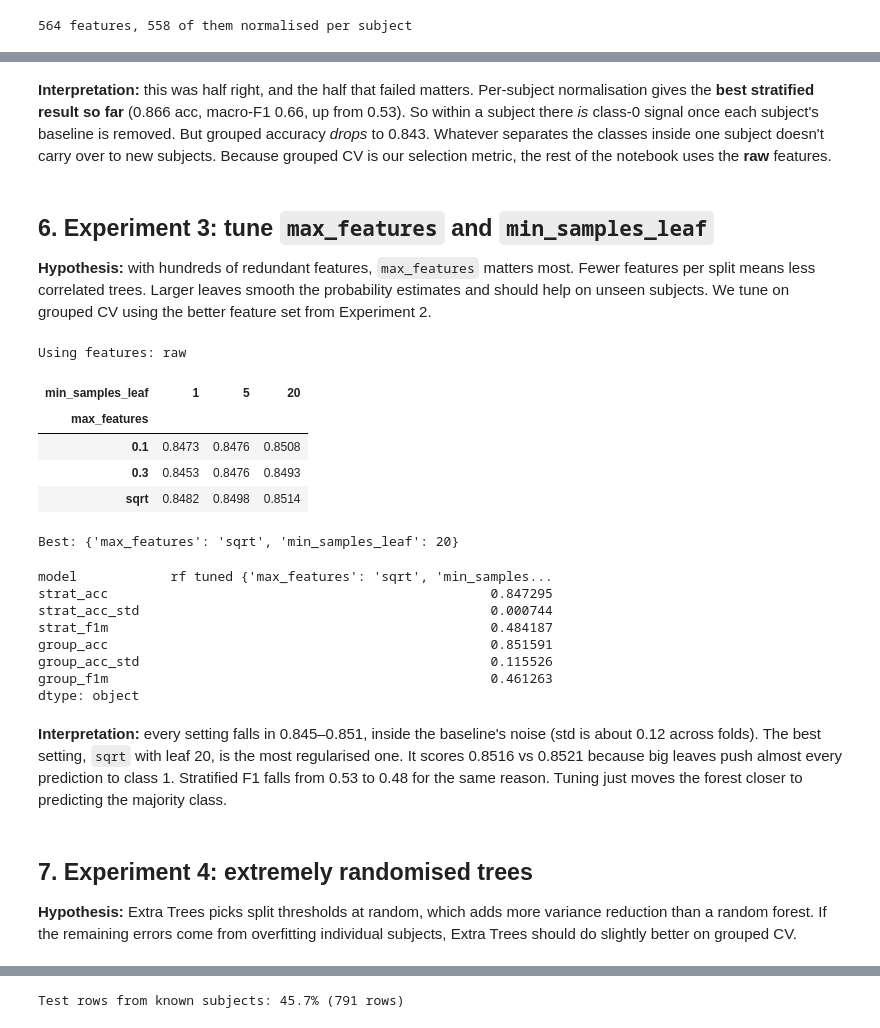
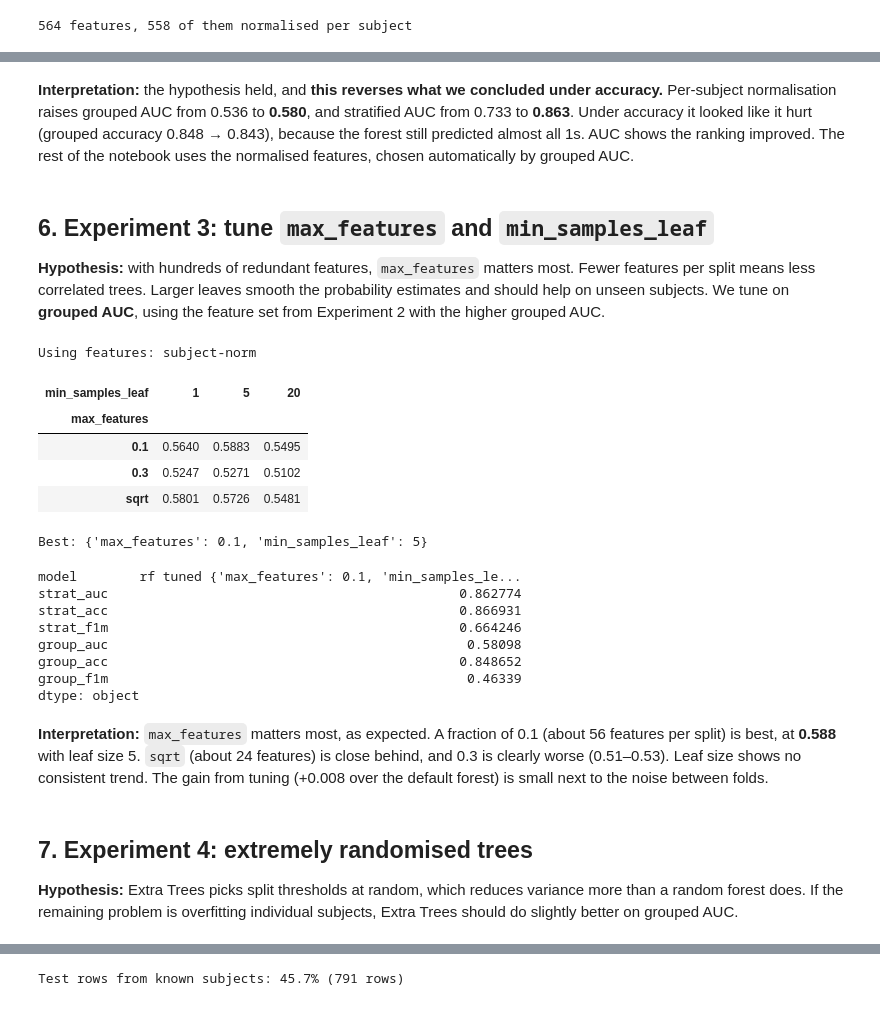
Before and after one commit to ayoolaore/ml_classifier_experiments, a Jupyter notebook: src/random_forest.ipynb, the cells around one changed output, grey strips where cells are left out. Drawn from its saved outputs; the diff is of its cells as text; code cells hidden in the pictures.

```diff
--- a/src/random_forest.ipynb
+++ b/src/random_forest.ipynb
@@ -152,68 +189,67 @@ pd.DataFrame(results).set_index("model").round(4)
 # %% [markdown]
-**Interpretation:** this was half right, and the half that failed matters. Per-subject normalisation
-gives the **best stratified result so far** (0.866 acc, macro-F1 0.66, up from 0.53). So within a
-subject there *is* class-0 signal once each subject's baseline is removed. But grouped accuracy
-*drops* to 0.843. Whatever separates the classes inside one subject doesn't carry over to new
-subjects. Because grouped CV is our selection metric, the rest of the notebook uses the **raw**
-features.
+**Interpretation:** the hypothesis held, and **this reverses what we concluded under accuracy.**
+Per-subject normalisation raises grouped AUC from 0.536 to **0.580**, and stratified AUC from 0.733
+to **0.863**. Under accuracy it looked like it hurt (grouped accuracy 0.848 → 0.843), because the
+forest still predicted almost all 1s. AUC shows the ranking improved. The rest of the notebook uses
+the normalised features, chosen automatically by grouped AUC.
 # %% [markdown]
 ## 6. Experiment 3: tune `max_features` and `min_samples_leaf`
 
 **Hypothesis:** with hundreds of redundant features, `max_features` matters most. Fewer features per
 split means less correlated trees. Larger leaves smooth the probability estimates and should help on
-unseen subjects. We tune on grouped CV using the better feature set from Experiment 2.
+unseen subjects. We tune on **grouped AUC**, using the feature set from Experiment 2 with the higher
+grouped AUC.
 # %%
 best_rep = max(["raw", "subject-norm"],
-               key=lambda r: pd.DataFrame(results).set_index("model").loc[f"rf default, {r}", "group_acc"])
+               key=lambda r: pd.DataFrame(results).set_index("model").loc[f"rf default, {r}", "group_auc"])
 X_best, X_test_best = (X_norm, X_test_norm) if best_rep == "subject-norm" else (X_raw, X_test_raw)
 print("Using features:", best_rep)
 
 grid = []
 for mf in ["sqrt", 0.1, 0.3]:
     for leaf in [1, 5, 20]:
         m = RandomForestClassifier(n_estimators=300, max_features=mf, min_samples_leaf=leaf,
                                    n_jobs=-1, random_state=RANDOM_STATE)
-        s = cross_validate(m, X_best, y, cv=gkf, groups=groups, n_jobs=-1, scoring=["accuracy", "f1_macro"])
+        s = cross_validate(m, X_best, y, cv=gkf, groups=groups, n_jobs=-1, scoring=["roc_auc", "accuracy"])
         grid.append({"max_features": mf, "min_samples_leaf": leaf,
-                     "group_acc": s["test_accuracy"].mean(), "group_f1m": s["test_f1_macro"].mean()})
+                     "group_auc": s["test_roc_auc"].mean(), "group_acc": s["test_accuracy"].mean()})
 grid = pd.DataFrame(grid)
-grid.pivot(index="max_features", columns="min_samples_leaf", values="group_acc").round(4)
+grid.pivot(index="max_features", columns="min_samples_leaf", values="group_auc").round(4)
 # %% [output]
-Using features: raw
+Using features: subject-norm
 | min_samples_leaf | 1 | 5 | 20 |
 | max_features |  |  |  |
-| 0.1 | 0.8473 | 0.8476 | 0.8508 |
-| 0.3 | 0.8453 | 0.8476 | 0.8493 |
-| sqrt | 0.8482 | 0.8498 | 0.8514 |
+| 0.1 | 0.5640 | 0.5883 | 0.5495 |
+| 0.3 | 0.5247 | 0.5271 | 0.5102 |
+| sqrt | 0.5801 | 0.5726 | 0.5481 |
 # %%
-best = grid.loc[grid.group_acc.idxmax()]
+best = grid.loc[grid.group_auc.idxmax()]
 best_params = {"max_features": best.max_features, "min_samples_leaf": int(best.min_samples_leaf)}
 print("Best:", best_params)
 rf_best = RandomForestClassifier(n_estimators=500, n_jobs=-1, random_state=RANDOM_STATE, **best_params)
 rf_row = evaluate(f"rf tuned {best_params}, {best_rep}", rf_best, X_best)
 rf_row
 # %% [output]
-Best: {'max_features': 'sqrt', 'min_samples_leaf': 20}
+Best: {'max_features': 0.1, 'min_samples_leaf': 5}
-model            rf tuned {'max_features': 'sqrt', 'min_samples...
-strat_acc                                                 0.847295
-strat_acc_std                                             0.000744
-strat_f1m                                                 0.484187
-group_acc                                                 0.851591
-group_acc_std                                             0.115526
-group_f1m                                                 0.461263
+model        rf tuned {'max_features': 0.1, 'min_samples_le...
+strat_auc                                             0.862774
+strat_acc                                             0.866931
+strat_f1m                                             0.664246
+group_auc                                              0.58098
+group_acc                                             0.848652
+group_f1m                                              0.46339
 dtype: object
 # %% [markdown]
-**Interpretation:** every setting falls in 0.845–0.851, inside the baseline's noise (std is about
-0.12 across folds). The best setting, `sqrt` with leaf 20, is the most regularised one. It scores
-0.8516 vs 0.8521 because big leaves push almost every prediction to class 1. Stratified F1 falls from
-0.53 to 0.48 for the same reason. Tuning just moves the forest closer to predicting the majority
-class.
+**Interpretation:** `max_features` matters most, as expected. A fraction of 0.1 (about 56 features
+per split) is best, at **0.588** with leaf size 5. `sqrt` (about 24 features) is close behind, and
+0.3 is clearly worse (0.51–0.53). Leaf size shows no consistent trend. The gain from tuning (+0.008
+over the default forest) is small next to the noise between folds.
 # %% [markdown]
 ## 7. Experiment 4: extremely randomised trees
 
-**Hypothesis:** Extra Trees picks split thresholds at random, which adds more variance reduction than
-a random forest. If the remaining errors come from overfitting individual subjects, Extra Trees should
-do slightly better on grouped CV.
+**Hypothesis:** Extra Trees picks split thresholds at random, which reduces variance more than a
+random forest does. If the remaining problem is overfitting individual subjects, Extra Trees should
+do slightly better on grouped AUC.
 # %%
 et = ExtraTreesClassifier(n_estimators=500, n_jobs=-1, random_state=RANDOM_STATE, **best_params)
 et_row = evaluate(f"extra trees {best_params}, {best_rep}", et, X_best)
```
Also changed, not shown: parts of 32 cells of this notebook, 13 other files.
